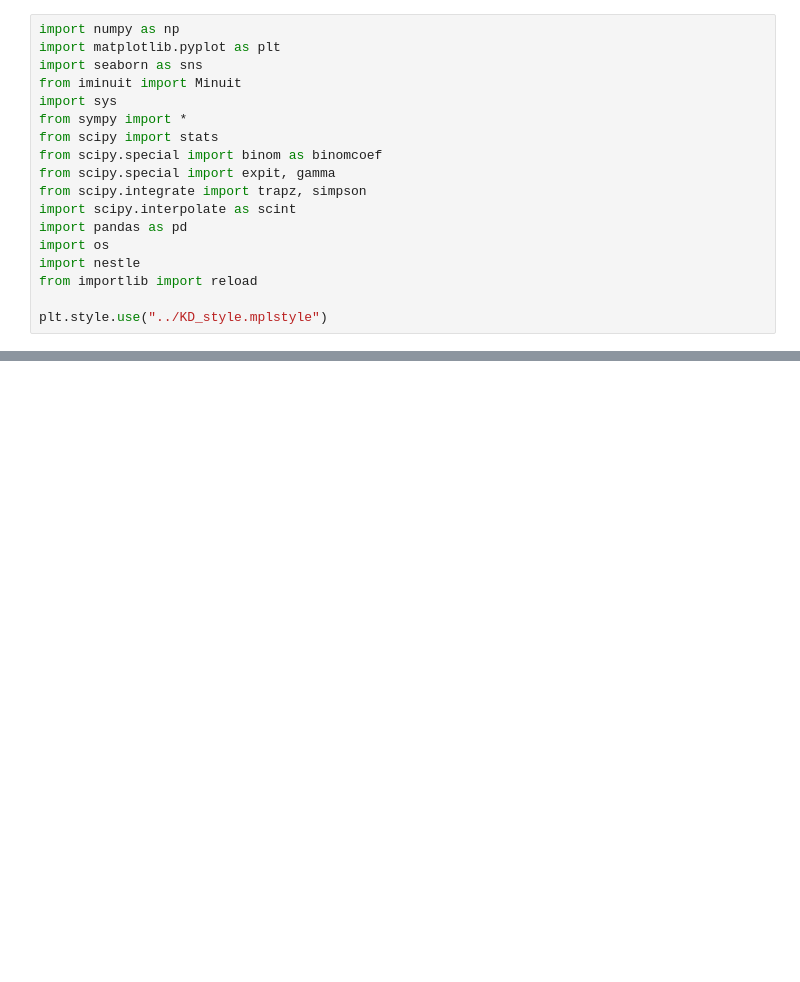
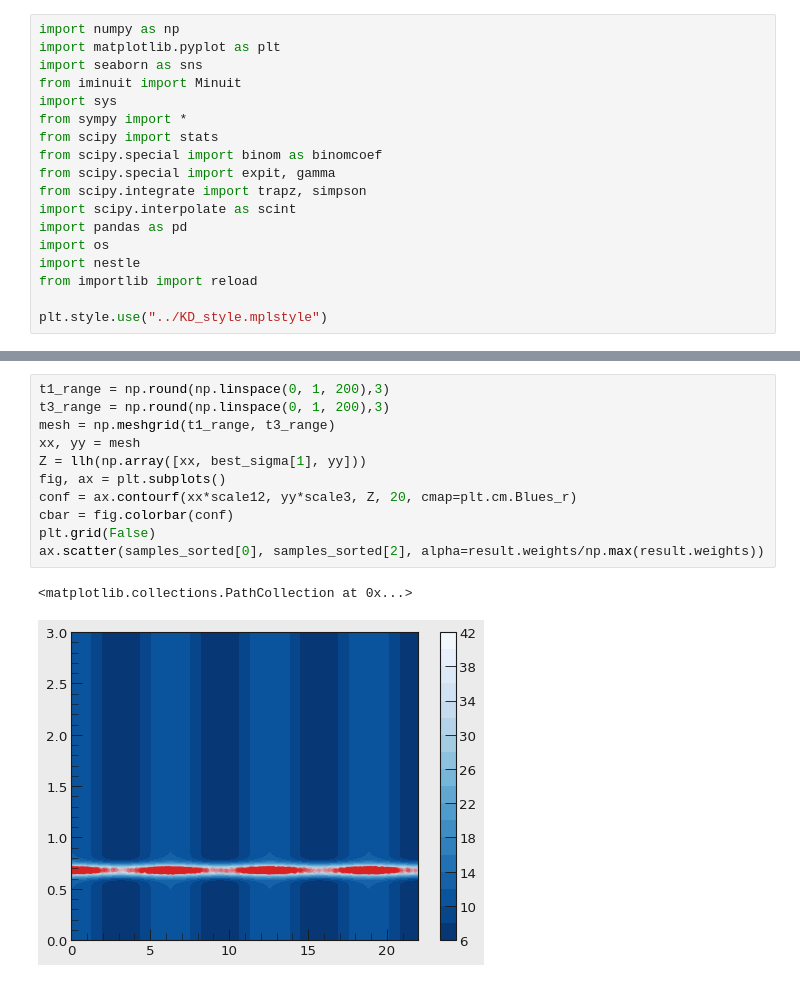
Before and after one commit to PhilKofoed/AMAS2023, a Jupyter notebook: Philip/Class 13/class13.ipynb, the cells around one changed output, grey strips where cells are left out. Drawn from its saved outputs; the diff is of its cells as text; blank space fills up the shorter version.

```diff
--- a/Philip/Class 13/class13.ipynb
+++ b/Philip/Class 13/class13.ipynb
@@ -52,0 +106,14 @@ plt.grid(False)
+# %%
+t1_range = np.round(np.linspace(0, 1, 200),3)
+t3_range = np.round(np.linspace(0, 1, 200),3)
+mesh = np.meshgrid(t1_range, t3_range)
+xx, yy = mesh
+Z = llh(np.array([xx, best_sigma[1], yy]))
+fig, ax = plt.subplots()
+conf = ax.contourf(xx*scale12, yy*scale3, Z, 20, cmap=plt.cm.Blues_r)
+cbar = fig.colorbar(conf)
+plt.grid(False)
+ax.scatter(samples_sorted[0], samples_sorted[2], alpha=result.weights/np.max(result.weights))
+# %% [output]
+<matplotlib.collections.PathCollection at 0x...>
+[figure, added]
```
Also changed, not shown: parts of 7 cells of this notebook, 1 other file.
